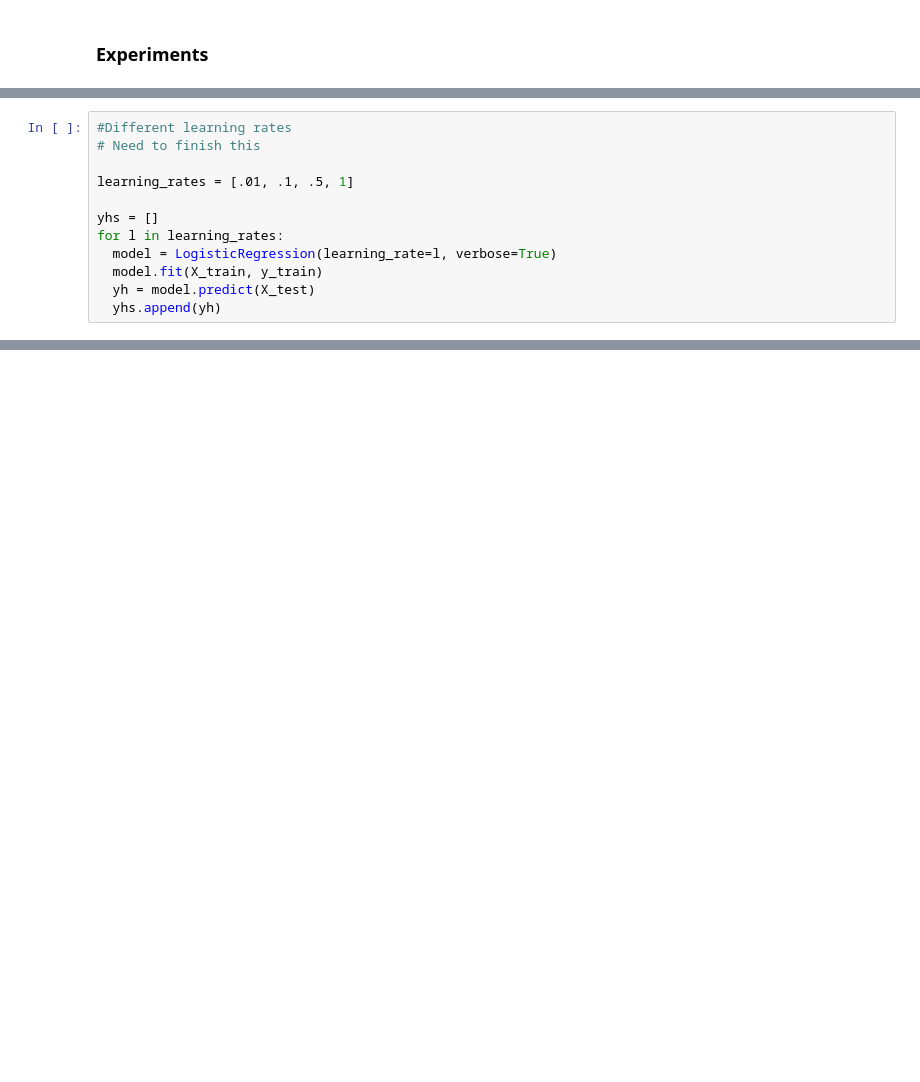
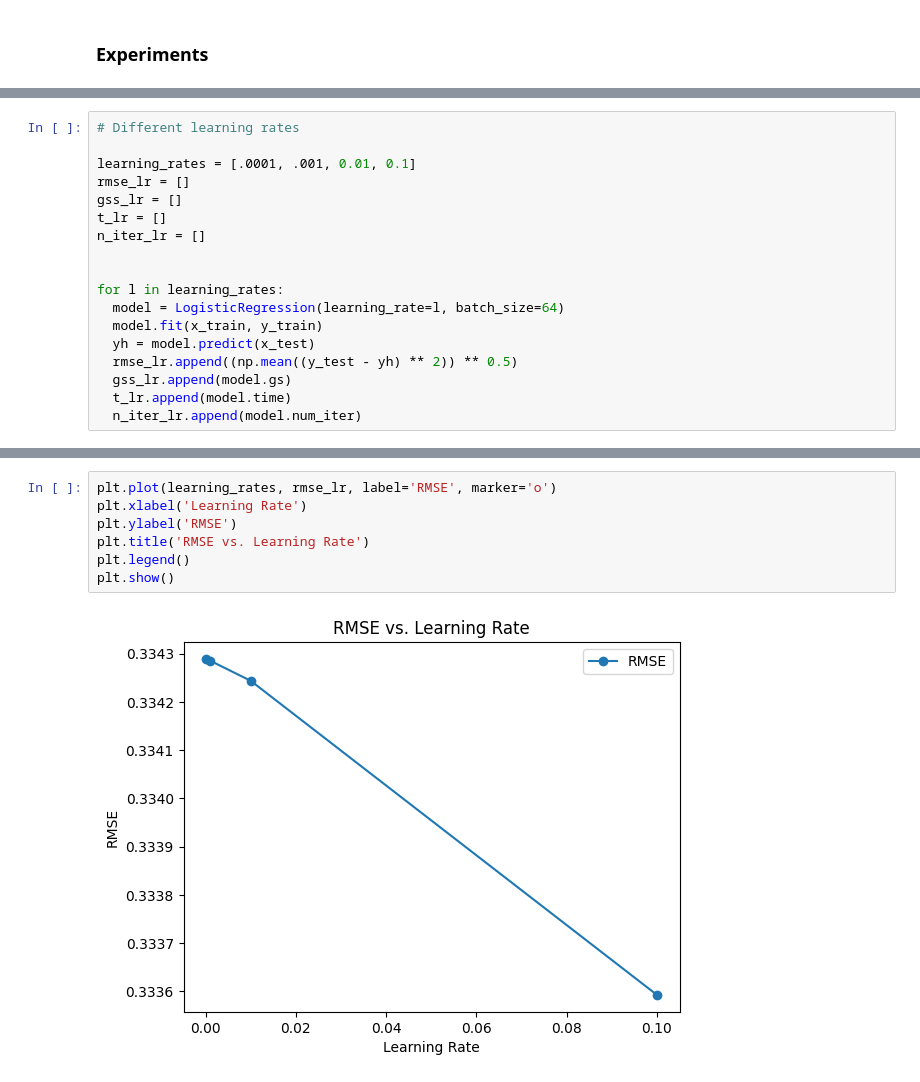
Before and after one commit to benbaz-2/comp551, a Jupyter notebook: assignment1_logistic.ipynb, the cells around one changed output, grey strips where cells are left out. Saved outputs shown, nothing was run; the diff lists cells and outputs as text; blank space fills up the shorter version.

```diff
--- a/assignment1_logistic.ipynb
+++ b/assignment1_logistic.ipynb
@@ -355,12 +428,18 @@ time taken: 65.42820620536804
 # %%
-#Different learning rates
-# Need to finish this
+# Different learning rates
 
-learning_rates = [.01, .1, .5, 1]
+learning_rates = [.0001, .001, 0.01, 0.1]
+rmse_lr = []
+gss_lr = []
+t_lr = []
+n_iter_lr = []
 
-yhs = []
+
 for l in learning_rates:
-  model = LogisticRegression(learning_rate=l, verbose=True)
-  model.fit(X_train, y_train)
-  yh = model.predict(X_test)
-  yhs.append(yh)
+  model = LogisticRegression(learning_rate=l, batch_size=64)
+  model.fit(x_train, y_train)
+  yh = model.predict(x_test)
+  rmse_lr.append((np.mean((y_test - yh) ** 2)) ** 0.5)
+  gss_lr.append(model.gs)
+  t_lr.append(model.time)
+  n_iter_lr.append(model.num_iter)
@@ -366,0 +467,9 @@ for l in learning_rates:
+# %%
+plt.plot(learning_rates, rmse_lr, label='RMSE', marker='o')
+plt.xlabel('Learning Rate')
+plt.ylabel('RMSE')
+plt.title('RMSE vs. Learning Rate')
+plt.legend()
+plt.show()
+# %% [output]
+[figure, added]
```
Also changed, not shown: parts of 23 cells of this notebook.
